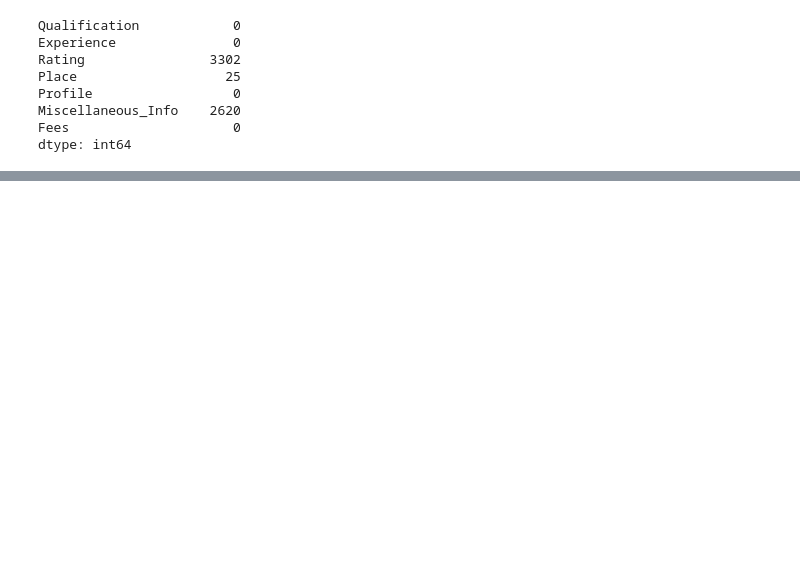
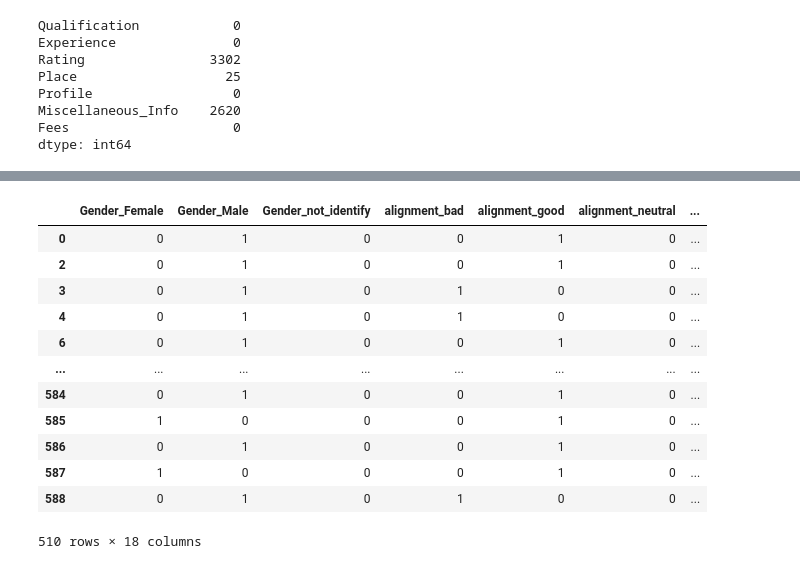
Before and after one commit to ashouy/Aprendizado-de-Maquina, a Jupyter notebook: Tarefa01.ipynb, the cells around one changed output, grey strips where cells are left out. Saved outputs shown, nothing was run; the diff lists cells and outputs as text; code cells hidden in the pictures; blank space fills up the shorter version.

```diff
--- a/Tarefa01.ipynb
+++ b/Tarefa01.ipynb
@@ -66,0 +332,3 @@ dtype: int64
+# %%
+dfGender = pd.get_dummies(heroes_filter['Gender'], prefix='Gender')
+dfGender
@@ -66,0 +385,17 @@ dtype: int64
+# %%
+heroes_finale = dfGender.join(heroes_al.drop(columns='Gender'))
+heroes_finale
+# %% [output]
+|  | Gender_Female | Gender_Male | Gender_not_identify | alignment_bad | alignment_good | alignment_neutral | ... |
+| 0 | 0 | 1 | 0 | 0 | 1 | 0 | ... |
+| 2 | 0 | 1 | 0 | 0 | 1 | 0 | ... |
+| 3 | 0 | 1 | 0 | 1 | 0 | 0 | ... |
+| 4 | 0 | 1 | 0 | 1 | 0 | 0 | ... |
+| 6 | 0 | 1 | 0 | 0 | 1 | 0 | ... |
+| ... | ... | ... | ... | ... | ... | ... | ... |
+| 584 | 0 | 1 | 0 | 0 | 1 | 0 | ... |
+| 585 | 1 | 0 | 0 | 0 | 1 | 0 | ... |
+| 586 | 0 | 1 | 0 | 0 | 1 | 0 | ... |
+| 587 | 1 | 0 | 0 | 0 | 1 | 0 | ... |
+| 588 | 0 | 1 | 0 | 1 | 0 | 0 | ... |
+510 rows × 18 columns
```
Also changed, not shown: parts of 28 cells of this notebook.
